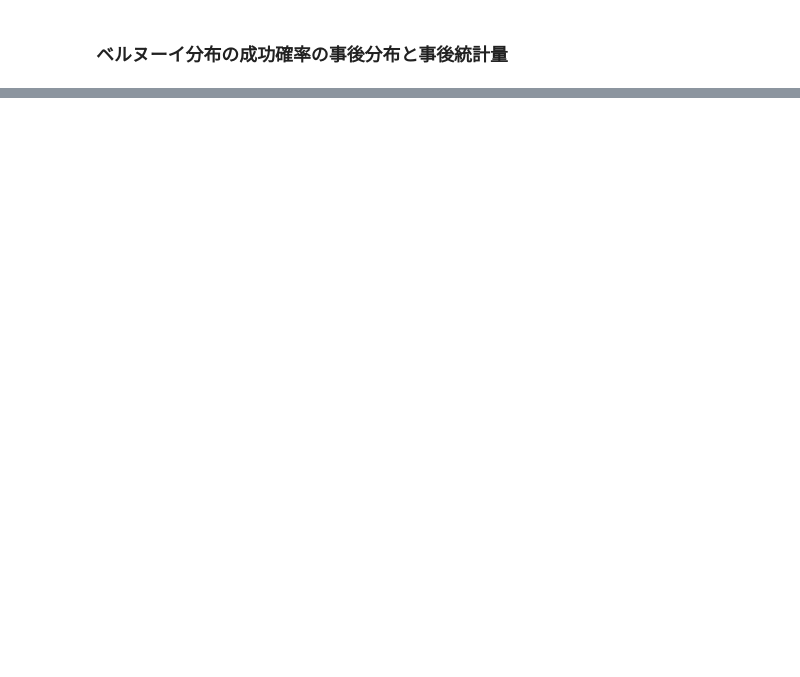
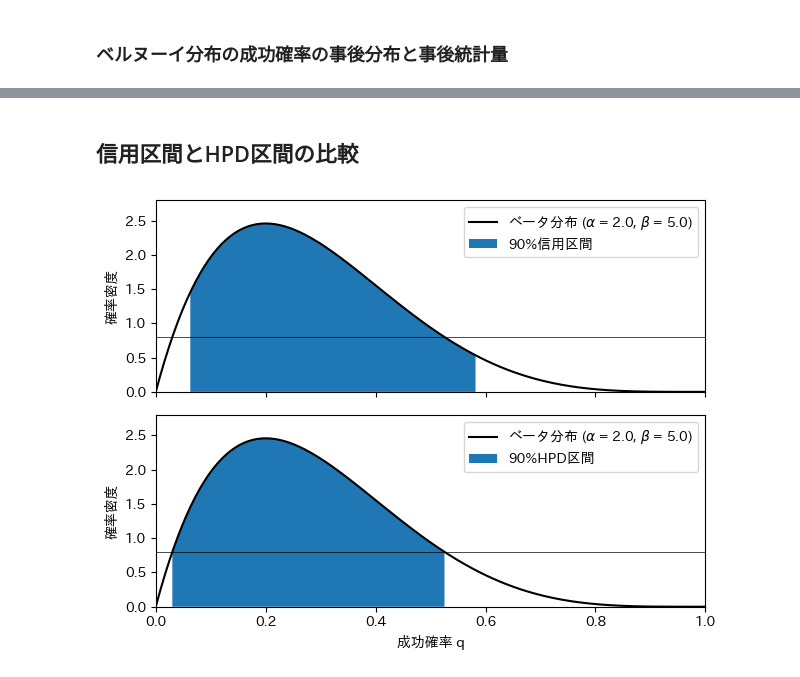
Before and after one commit to inoueshinichi/Learn_Bayesian, a Jupyter notebook: bernoulli_bayes_update.ipynb, the cells around one changed output, grey strips where cells are left out. Cells and saved outputs as stored; diff of their text form; code cells hidden in the pictures; blank space fills up the shorter version.

```diff
--- a/bernoulli_bayes_update.ipynb
+++ b/bernoulli_bayes_update.ipynb
@@ -80,0 +350,28 @@ def bernoulli_stats(data: np.ndarray,
+# %% [markdown]
+## 信用区間とHPD区間の比較
+# %%
+a = 2.0
+b = 5.0
+prob = 0.9
+ci = st.beta.interval(prob, a, b)
+hpdi = beta_hpdi(ci, a, b, prob)
+q = np.linspace(0, 1, 250)
+qq = [np.linspace(ci[0], ci[1], 250), np.linspace(hpdi[0], hpdi[1], 250)]
+label1 = 'ベータ分布 ($\\alpha$ = {0:<3.1f}, $\\beta$ = {1:<3.1f})'.format(a,b)
+label2 = ['信用区間', 'HPD区間']
+fig2, ax2 = plt.subplots(2, 1, sharex='all', sharey='all', num=2, facecolor='w')
+ax2[1].set_xlim(0, 1)
+ax2[1].set_ylim(0, 2.8)
+ax2[1].set_xlabel('成功確率 q')
+for index in range(2):
+    plot_label = f"{100*prob:2.0f}%{label2[index]:s}"
+    ax2[index].plot(q, st.beta.pdf(q, a, b), 'k-', label=label1)
+    ax2[index].fill_between(qq[index], st.beta.pdf(qq[index], a, b), linestyle='-.', label=plot_label)
+    ax2[index].axhline(y=st.beta.pdf(hpdi[0], a, b), color='k', linestyle='-', linewidth=0.5)
+    ax2[index].set_ylabel('確率密度')
+    ax2[index].legend(loc='upper right')
+plt.tight_layout()
+# plt.savefig('pybayes_fig_ci_hpdi.png', dpi=300)
+plt.show()
+# %% [output]
+[figure, added]
```
Also changed, not shown: parts of 38 cells of this notebook.
